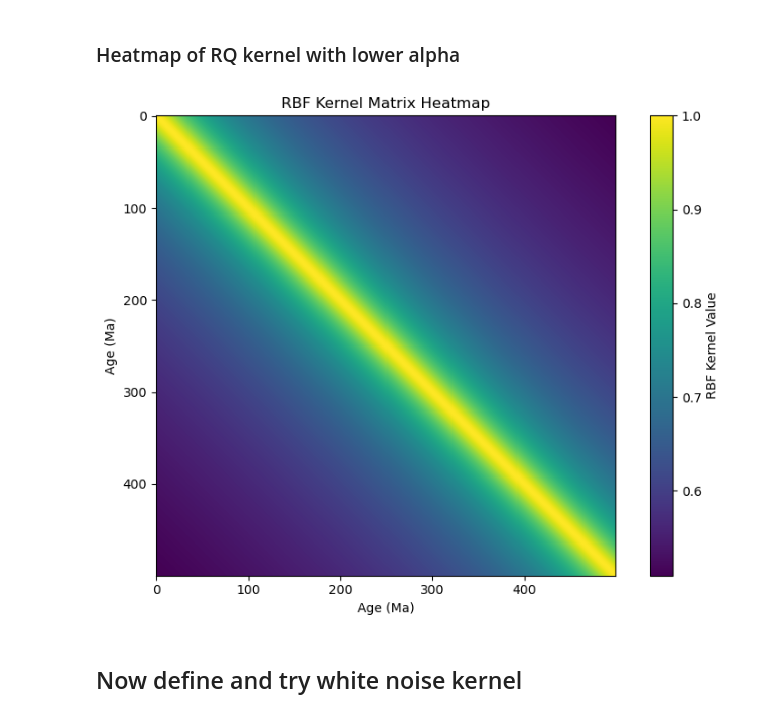
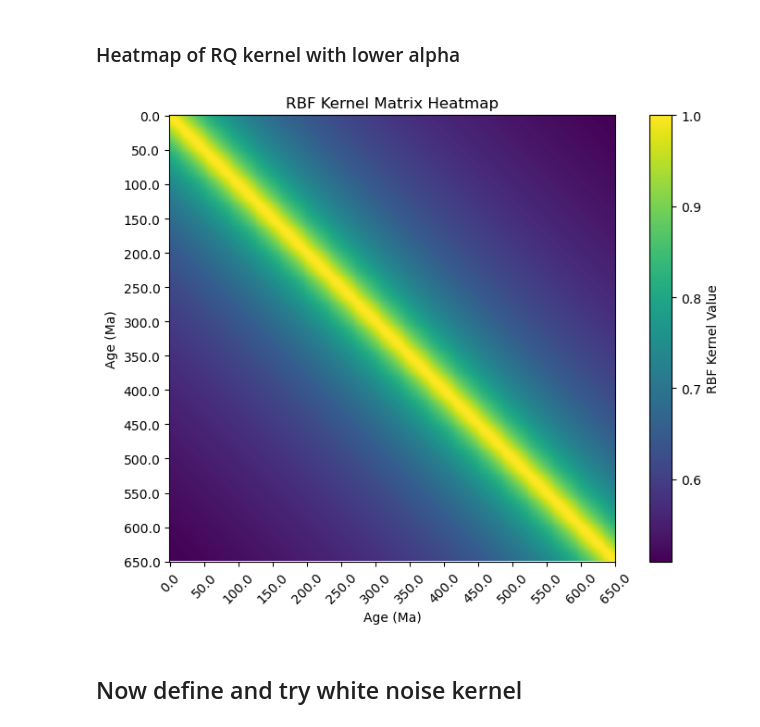
Before and after one commit to nielsjdewinter/Earth_Moon_Gaussian_process, a Jupyter notebook: EMGaussian_pilot1.ipynb, the cells around one changed output. Cells and saved outputs as stored; diff of their text form; code cells hidden in the pictures.

```diff
--- a/EMGaussian_pilot1.ipynb
+++ b/EMGaussian_pilot1.ipynb
@@ -262,17 +266,17 @@ plt.tight_layout()
 # %%
 mat_rq = rq_kernel(np.linspace(0, 650, 500).reshape(-1, 1), np.linspace(0, 650, 500).reshape(-1, 1), lengthscale=50, variance=1.0, alpha = 0.1)
 # Plot the RBF matrix as heatmap
 plt.figure(figsize=(8, 6))
 plt.imshow(mat_rq, cmap='viridis', interpolation='nearest')
 plt.colorbar(label='RBF Kernel Value')
 plt.title('RBF Kernel Matrix Heatmap')
 plt.xlabel('Age (Ma)')
 plt.ylabel('Age (Ma)')
-# plt.xticks(ticks=np.linspace(0, 650, 500).reshape(-1, 1), labels=np.linspace(0, 650, 500).reshape(-1, 1), rotation=45)
-# plt.yticks(ticks=np.linspace(0, 650, 500).reshape(-1, 1), labels=np.linspace(0, 650, 500).reshape(-1, 1))
+plt.xticks(ticks=np.linspace(0, 500, 14), labels=np.linspace(0, 650, 14), rotation=45)
+plt.yticks(ticks=np.linspace(0, 500, 14), labels=np.linspace(0, 650, 14))
 plt.tight_layout()
 # %% [output]
-[figure, old version]
+[figure, new version]
 # %% [markdown]
 ## Now define and try white noise kernel
 # %% [markdown]
```
Also changed, not shown: parts of 49 cells of this notebook, 1 other file.
